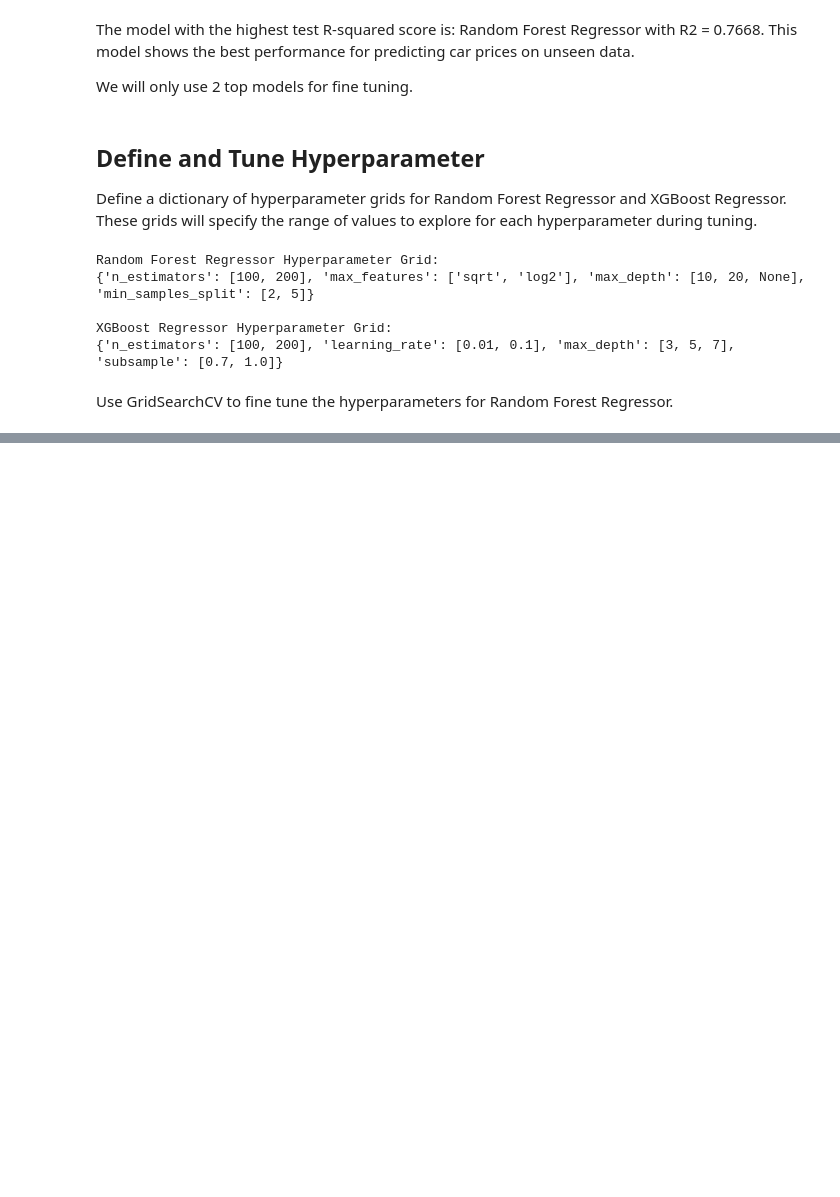
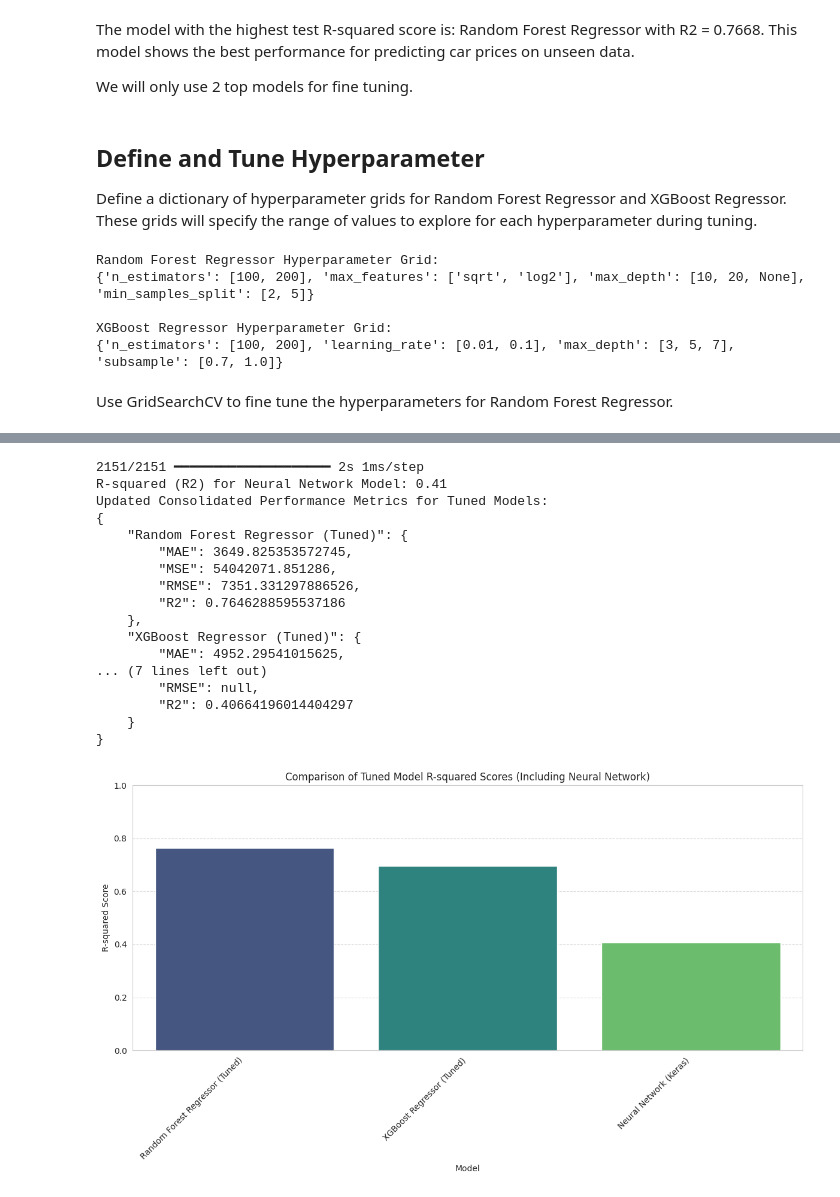
Before and after one commit to ygbgames/predict-car-price, a Jupyter notebook: car_valuation_final.ipynb, the cells around one changed output, grey strips where cells are left out. Drawn from its saved outputs; the diff is of its cells as text; code cells hidden in the pictures; blank space fills up the shorter version.

```diff
--- a/car_valuation_final.ipynb
+++ b/car_valuation_final.ipynb
@@ -835,0 +1166,64 @@ Fitting 3 folds for each of 24 candidates, totalling 72 fits
+# %%
+import matplotlib.pyplot as plt
+import seaborn as sns
+import pandas as pd
+
+from sklearn.metrics import r2_score
+
+# Make predictions on the test set using the Neural Network model
+y_pred_nn = model.predict(X_test)
+
+# Calculate R-squared for the Neural Network model
+r2_nn = r2_score(y_test, y_pred_nn)
+
+print(f"R-squared (R2) for Neural Network Model: {r2_nn:.2f}")
+
+# Add Neural Network performance to the consolidated dictionary
+tuned_model_performance['Neural Network (Keras)'] = {
+    'MAE': None, # MAE is already printed in training history, not re-calculating here for brevity
+    'MSE': None, # MSE is already printed in training history, not re-calculating here for brevity
+    'RMSE': None, # RMSE is already printed in training history, not re-calculating here for brevity
+    'R2': r2_nn
+}
+
+print("Updated Consolidated Performance Metrics for Tuned Models:")
+import json
+print(json.dumps(tuned_model_performance, indent=4))
+
+# Create a DataFrame from the tuned_model_performance dictionary
+r2_scores_all = {
+    'Model': [name for name in tuned_model_performance.keys()],
+    'R2': [metrics['R2'] for metrics in tuned_model_performance.values()]
+}
+r2_df_all = pd.DataFrame(r2_scores_all)
+
+# Plotting the R-squared scores for all models
+plt.figure(figsize=(12, 7))
+sns.barplot(x='Model', y='R2', hue='Model', data=r2_df_all, palette='viridis', legend=False)
+plt.title('Comparison of Tuned Model R-squared Scores (Including Neural Network)')
+plt.xlabel('Model')
+plt.ylabel('R-squared Score')
+plt.ylim(0, 1) # R-squared typically ranges from 0 to 1
+plt.xticks(rotation=45, ha='right')
+plt.grid(axis='y', linestyle='--', alpha=0.7)
+plt.tight_layout()
+plt.show()
+# %% [output]
+2151/2151 ━━━━━━━━━━━━━━━━━━━━ 2s 1ms/step
+R-squared (R2) for Neural Network Model: 0.41
+Updated Consolidated Performance Metrics for Tuned Models:
+{
+    "Random Forest Regressor (Tuned)": {
+        "MAE": 3649.825353572745,
+        "MSE": 54042071.851286,
+        "RMSE": 7351.331297886526,
+        "R2": 0.7646288595537186
+    },
+    "XGBoost Regressor (Tuned)": {
+        "MAE": 4952.29541015625,
+... (7 lines left out)
+        "RMSE": null,
+        "R2": 0.40664196014404297
+    }
+}
+[figure, added]
```
Also changed, not shown: parts of 31 cells of this notebook.
